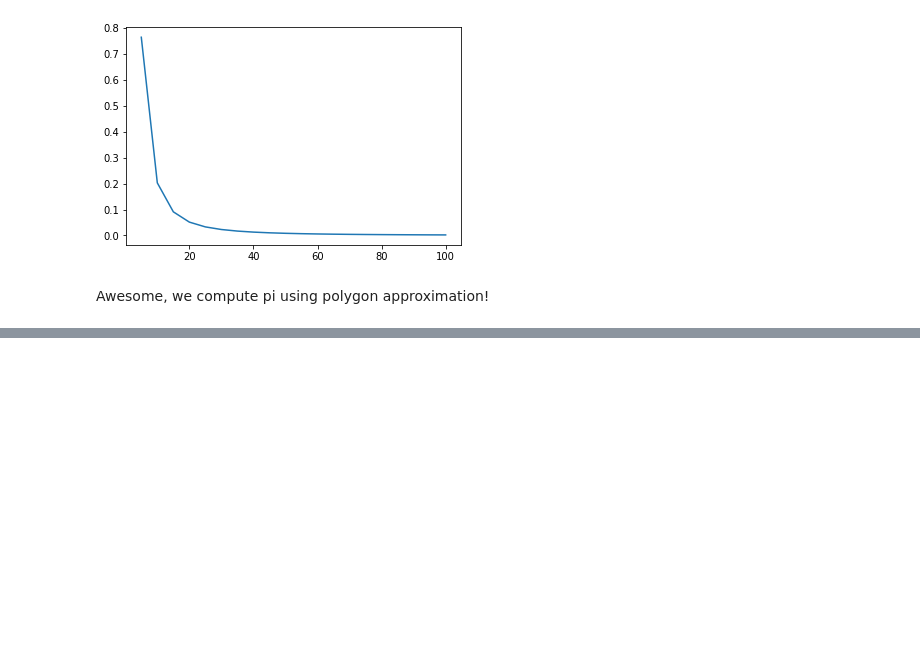
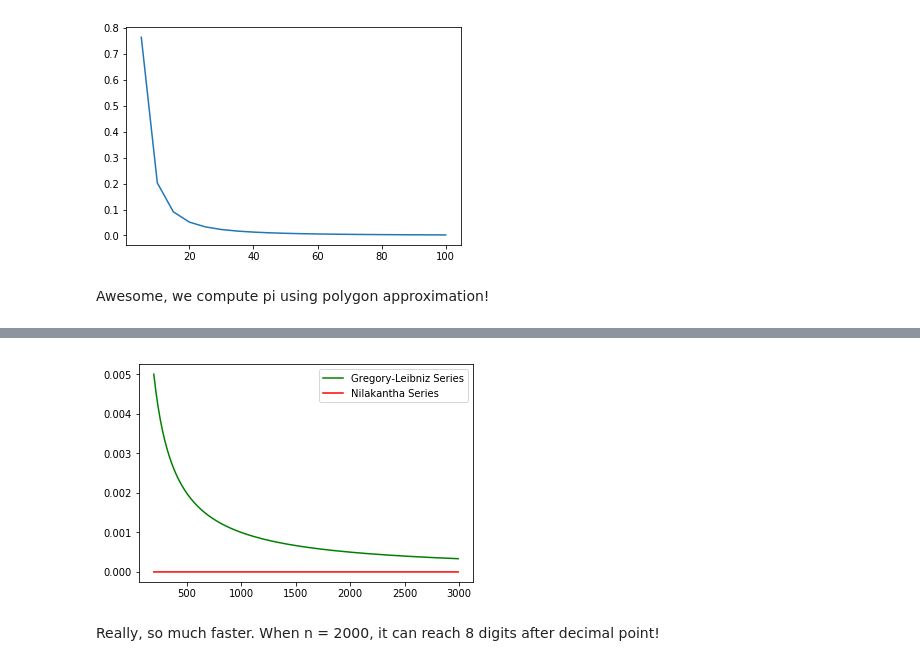
Before and after one commit to JeffreyYeTHU/ComputePi, a Jupyter notebook: compute-pi.ipynb, the cells around one changed output, grey strips where cells are left out. Saved outputs shown, nothing was run; the diff lists cells and outputs as text; code cells hidden in the pictures; blank space fills up the shorter version.

```diff
--- a/compute-pi.ipynb
+++ b/compute-pi.ipynb
@@ -85,0 +157,6 @@ Awesome, we compute pi using polygon approximation!
+# %%
+compare_gls_ns(200, 3000)
+# %% [output]
+[figure, added]
+# %% [markdown]
+Really, so much faster. When n = 2000, it can reach 8 digits after decimal point!
```
Also changed, not shown: parts of 14 cells of this notebook.
